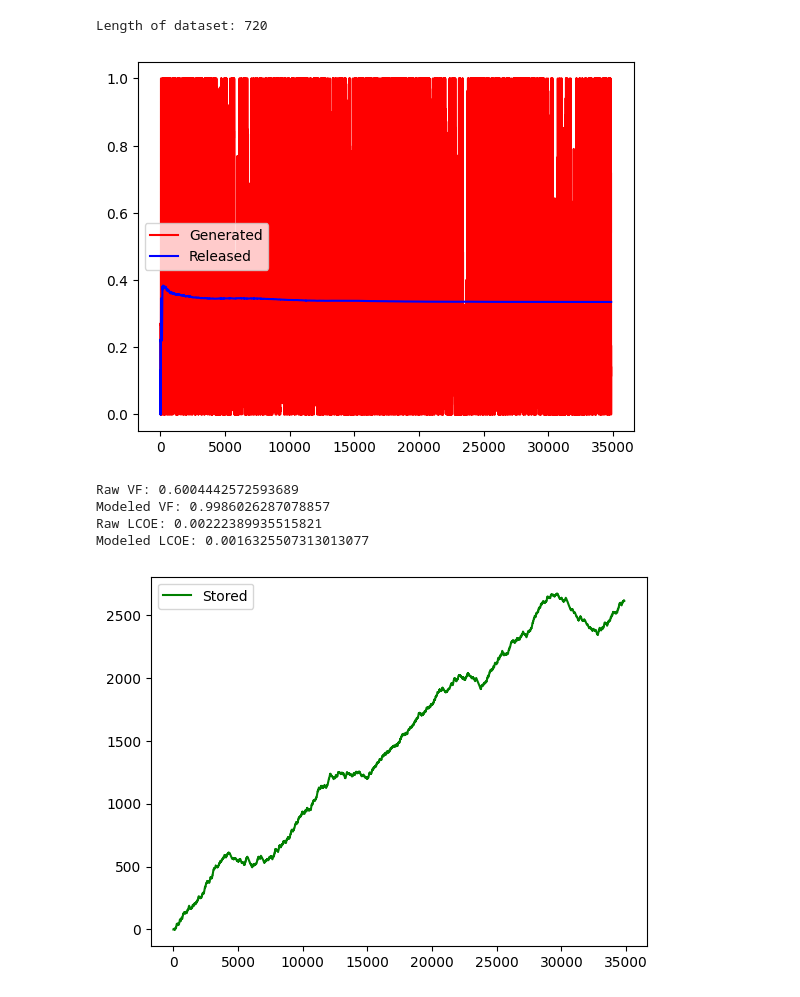
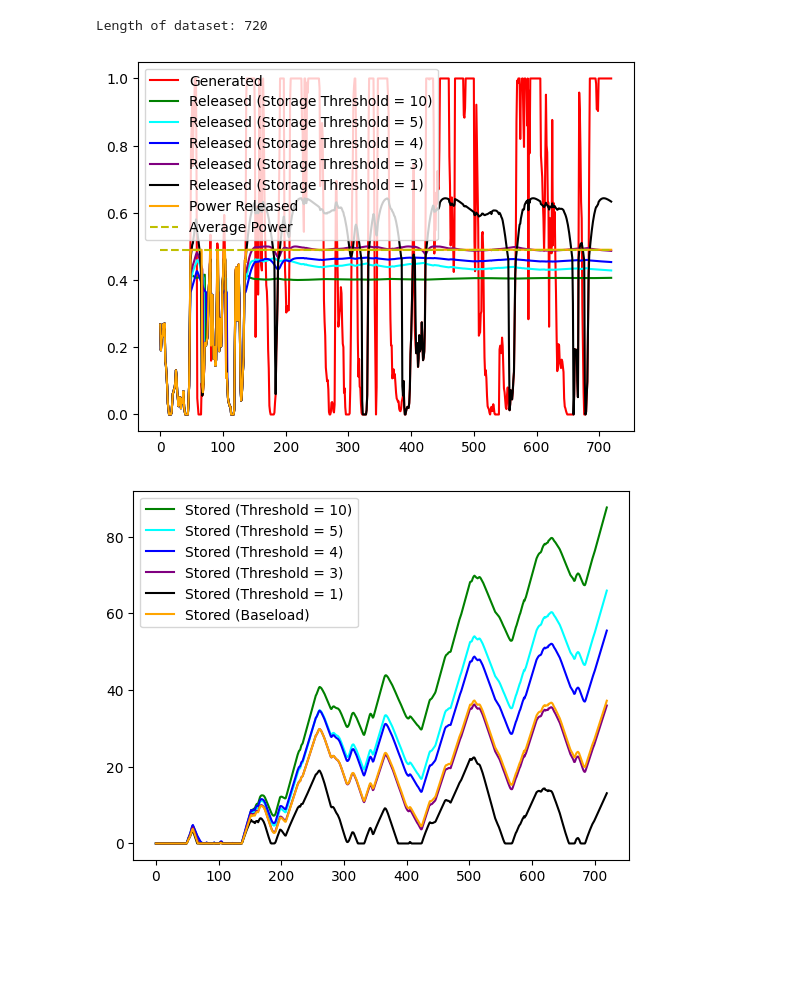
Before and after one commit to davidvalenta-dev/deep-wind-model-dispatch, a Jupyter notebook: src/model_exploration.ipynb, the cells around one changed output. Cells and saved outputs as stored; diff of their text form; code cells hidden in the pictures; blank space fills up the shorter version.

```diff
--- a/src/model_exploration.ipynb
+++ b/src/model_exploration.ipynb
@@ -9,9 +9,11 @@ import numpy as np
 from classical_strategies import base_load, base_load_modified
 from tabulate import tabulate
 # %%
-# model_1day, dataset, config = load_experiment('8429e759-7ae6-4338-aa05-8d015681ac09', '../data/processed/dataset_2018-21_clean.csv')
-model_1week, dataset, config = load_experiment('8c214393-4e6f-493d-a8d2-6f016a07ac1e', '../data/processed/dataset_2018-21_clean.csv')
-# model_1month, _, _ = load_experiment('957a6ccd-475b-4067-8f98-6b16926eb055', '../data/processed/dataset_2018-21_clean.csv')
+model_1day_10, dataset, config = load_experiment('a73d6466-5da1-40a1-a3be-7e9377409fb0', '../data/processed/dataset_2018-21_clean.csv')
+model_1day_5, _, _ = load_experiment('b4705a69-aa70-4861-9d78-bc5c7a609f8f', '../data/processed/dataset_2018-21_clean.csv')
+model_1day_4, _, _ = load_experiment('9ffe020a-aabe-4cff-a07b-90e0a6f75702', '../data/processed/dataset_2018-21_clean.csv')
+model_1day_3, _, _ = load_experiment('5860903f-10af-4971-9f9a-14e813385ff5', '../data/processed/dataset_2018-21_clean.csv')
+model_1day_1, _, _ = load_experiment('9c82f6d8-280b-43f8-abbf-90b3d1a1a698', '../data/processed/dataset_2018-21_clean.csv')
 # %% [output]
 A value is trying to be set on a copy of a slice from a DataFrame
 
@@ -28,32 +46,49 @@ x = np.arange(0, len(dataset))
 # %% [output]
 Length of dataset: 720
 # %%
-pred = model_1day(dataset.unsqueeze(0)).detach().cpu().numpy().squeeze()
-released = pred[:,0]
-stored = pred[:,1]
+avg_power = np.repeat(np.mean(power), len(x))
+
+pred_10 = model_1day_10(dataset.unsqueeze(0)).detach().cpu().numpy().squeeze()
+released_10 = pred_10[:,0]
+stored_10 = pred_10[:,1]
+
+pred_5 = model_1day_5(dataset.unsqueeze(0)).detach().cpu().numpy().squeeze()
+released_5 = pred_5[:,0]
+stored_5 = pred_5[:,1]
+
+pred_4 = model_1day_4(dataset.unsqueeze(0)).detach().cpu().numpy().squeeze()
+released_4 = pred_4[:,0]
+stored_4 = pred_4[:,1]
+
+pred_3 = model_1day_3(dataset.unsqueeze(0)).detach().cpu().numpy().squeeze()
+released_3 = pred_3[:,0]
+stored_3 = pred_3[:,1]
+
+pred_1 = model_1day_1(dataset.unsqueeze(0)).detach().cpu().numpy().squeeze()
+released_1 = pred_1[:,0]
+stored_1 = pred_1[:,1]
+
+baseload_released, baseload_stored = base_load(power)
 
 plt.plot(x, power, 'r', label='Generated')
-plt.plot(x, released, 'b', label='Released')
+plt.plot(x, released_10, 'g', label='Released (Storage Threshold = 10)')
+plt.plot(x, released_5, 'cyan', label='Released (Storage Threshold = 5)')
+plt.plot(x, released_4, 'b', label='Released (Storage Threshold = 4)')
+plt.plot(x, released_3, 'purple', label='Released (Storage Threshold = 3)')
+plt.plot(x, released_1, 'black', label='Released (Storage Threshold = 1)')
+plt.plot(x, baseload_released, 'orange', label='Power Released')
+plt.plot(x, avg_power, '--y', label='Average Power')
 plt.legend()
 plt.show()
 
-before_vf = value_factor(power, price)
-modeled_vf = value_factor(released, price)
-before_lcoe = lcoe(power, price)
-modeled_lcoe = lcoe(released, price)
-
-print(f'Raw VF: {before_vf}')
-print(f'Modeled VF: {modeled_vf}')
-print(f'Raw LCOE: {before_lcoe}')
-print(f'Modeled LCOE: {modeled_lcoe}')
-
-plt.plot(x, stored, 'g', label='Stored')
+plt.plot(x, stored_10, 'g', label='Stored (Threshold = 10)')
+plt.plot(x, stored_5, 'cyan', label='Stored (Threshold = 5)')
+plt.plot(x, stored_4, 'b', label='Stored (Threshold = 4)')
+plt.plot(x, stored_3, 'purple', label='Stored (Threshold = 3)')
+plt.plot(x, stored_1, 'black', label='Stored (Threshold = 1)')
+plt.plot(x, baseload_stored, 'orange', label='Stored (Baseload)')
 plt.legend()
 plt.show()
 # %% [output]
-[figure, old version]
+[figure, new version]
-Raw VF: 0.6004442572593689
-Modeled VF: 0.9986026287078857
-Raw LCOE: 0.00222389935515821
-Modeled LCOE: 0.0016325507313013077
-[figure, old version]
+[figure, new version]
```
Also changed, not shown: parts of 8 cells of this notebook, 54 other files.
